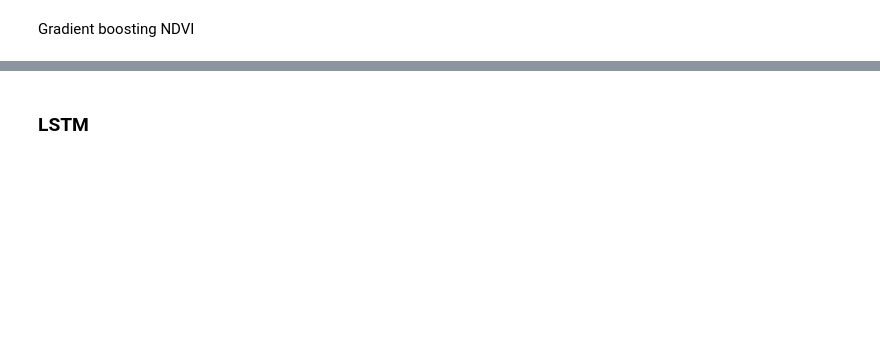
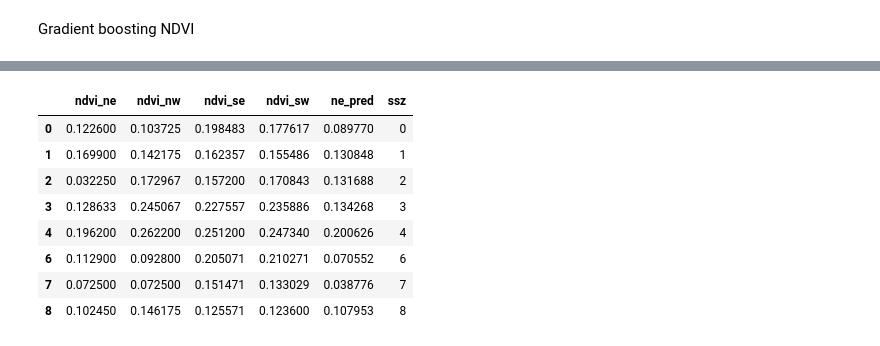
Before and after one commit to sipocz/_dengue, a Jupyter notebook: _dengue_02.ipynb, the cells around one changed output, grey strips where cells are left out. Saved outputs shown, nothing was run; the diff lists cells and outputs as text; code cells hidden in the pictures; blank space fills up the shorter version.

```diff
--- a/_dengue_02.ipynb
+++ b/_dengue_02.ipynb
@@ -769,2 +758,0 @@ A column-vector y was passed when a 1d array was expected. Please change the sha
-# %%
-XX_ndv["nw_pred"]=y_pred
@@ -780,4 +759,14 @@ grafikon(XX_ndv,"ssz","ndvi_nw","ndvi_nw","nw_pred","nw_pred",ngraf=2,title="NDV
+# %%
+XX_ndv.head(8)
+# %% [output]
+|  | ndvi_ne | ndvi_nw | ndvi_se | ndvi_sw | ne_pred | ssz |
+| 0 | 0.122600 | 0.103725 | 0.198483 | 0.177617 | 0.089770 | 0 |
+| 1 | 0.169900 | 0.142175 | 0.162357 | 0.155486 | 0.130848 | 1 |
+| 2 | 0.032250 | 0.172967 | 0.157200 | 0.170843 | 0.131688 | 2 |
+| 3 | 0.128633 | 0.245067 | 0.227557 | 0.235886 | 0.134268 | 3 |
+| 4 | 0.196200 | 0.262200 | 0.251200 | 0.247340 | 0.200626 | 4 |
+| 6 | 0.112900 | 0.092800 | 0.205071 | 0.210271 | 0.070552 | 6 |
+| 7 | 0.072500 | 0.072500 | 0.151471 | 0.133029 | 0.038776 | 7 |
+| 8 | 0.102450 | 0.146175 | 0.125571 | 0.123600 | 0.107953 | 8 |
 # %%
 ndv_features=["ndvi_nw","ndvi_se","ndvi_sw"]
-# %% [markdown]
-### LSTM
```
Also changed, not shown: parts of 25 cells of this notebook.
